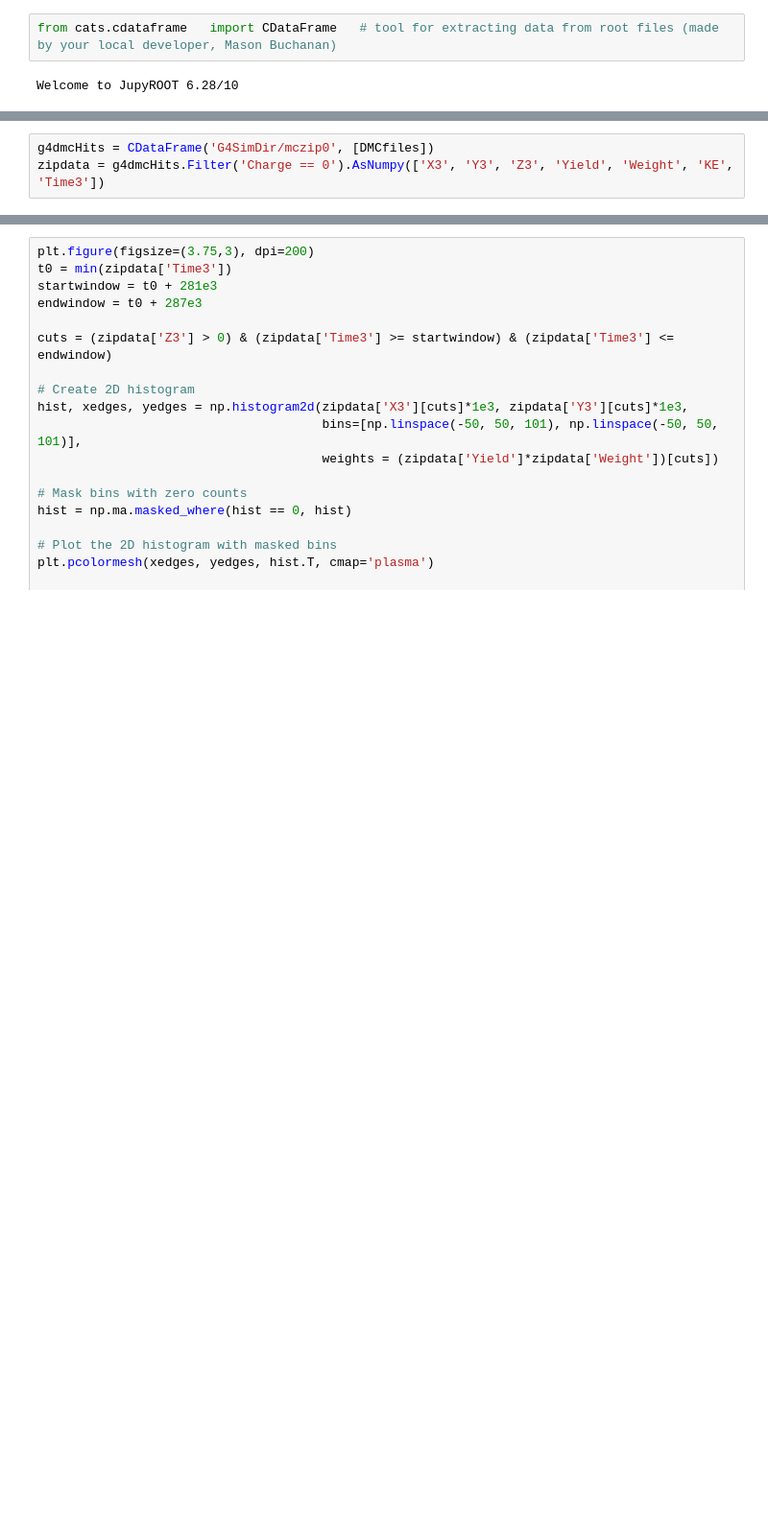
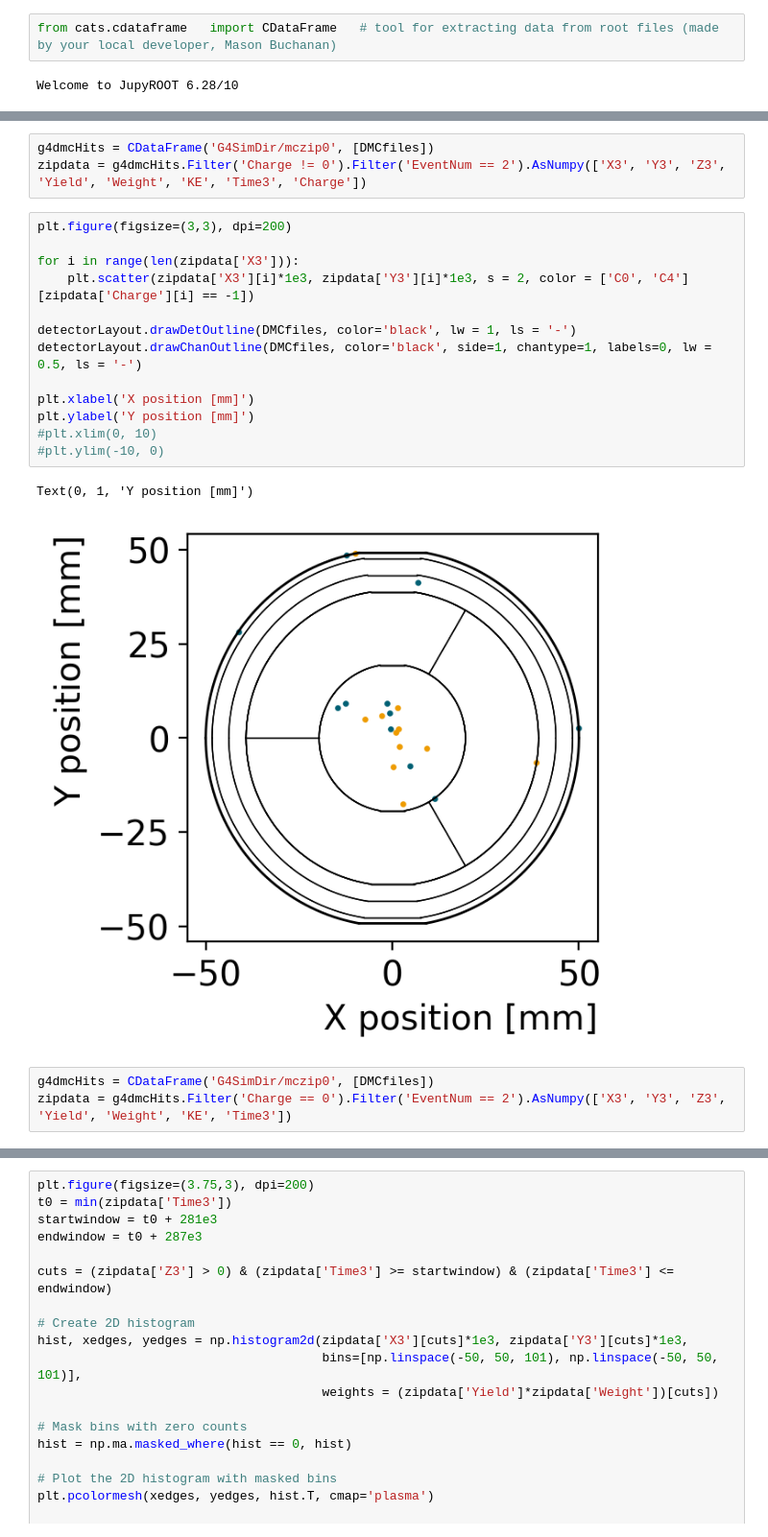
Before and after one commit to perry5334/CDMS, a Jupyter notebook: notebooks/machine_learning/ragged_traces.ipynb, the cells around one changed output, grey strips where cells are left out. Shown at 96% size. Drawn from its saved outputs; the diff is of its cells as text; blank space fills up the shorter version.

```diff
--- a/notebooks/machine_learning/ragged_traces.ipynb
+++ b/notebooks/machine_learning/ragged_traces.ipynb
@@ -136,6 +189,25 @@ Text(0, 0.5, 'Z position [mm]')
 # %%
 g4dmcHits = CDataFrame('G4SimDir/mczip0', [DMCfiles])
-zipdata = g4dmcHits.Filter('Charge == 0').AsNumpy(['X3', 'Y3', 'Z3', 'Yield', 'Weight', 'KE', 'Time3'])
+zipdata = g4dmcHits.Filter('Charge != 0').Filter('EventNum == 2').AsNumpy(['X3', 'Y3', 'Z3', 'Yield', 'Weight', 'KE', 'Time3', 'Charge'])
+# %%
+plt.figure(figsize=(3,3), dpi=200)
+
+for i in range(len(zipdata['X3'])):
+    plt.scatter(zipdata['X3'][i]*1e3, zipdata['Y3'][i]*1e3, s = 2, color = ['C0', 'C4'][zipdata['Charge'][i] == -1])
+
+detectorLayout.drawDetOutline(DMCfiles, color='black', lw = 1, ls = '-')
+detectorLayout.drawChanOutline(DMCfiles, color='black', side=1, chantype=1, labels=0, lw = 0.5, ls = '-')
+
+plt.xlabel('X position [mm]')
+plt.ylabel('Y position [mm]')
+#plt.xlim(0, 10)
+#plt.ylim(-10, 0)
+# %% [output]
+Text(0, 1, 'Y position [mm]')
+[figure, added]
+# %%
+g4dmcHits = CDataFrame('G4SimDir/mczip0', [DMCfiles])
+zipdata = g4dmcHits.Filter('Charge == 0').Filter('EventNum == 2').AsNumpy(['X3', 'Y3', 'Z3', 'Yield', 'Weight', 'KE', 'Time3'])
 # %%
 plt.figure(figsize=(3.75,3), dpi=200)
 t0 = min(zipdata['Time3'])
```
Also changed, not shown: parts of 14 cells of this notebook, 1 other file.
